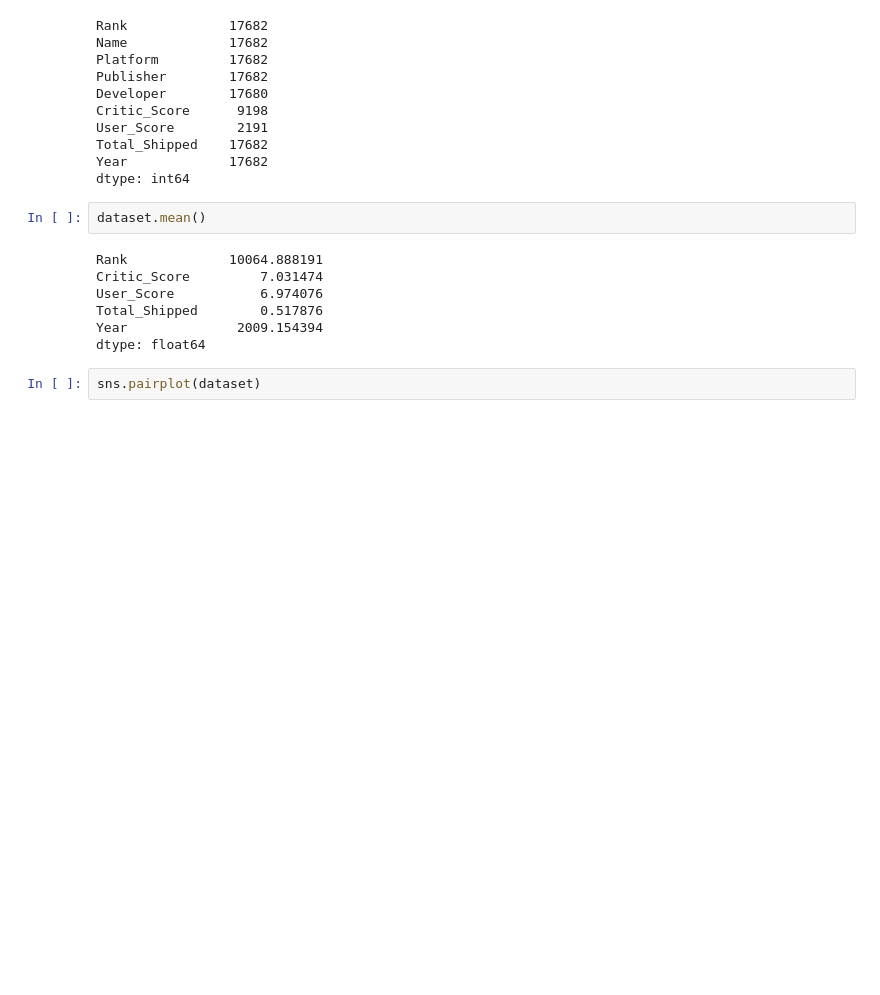
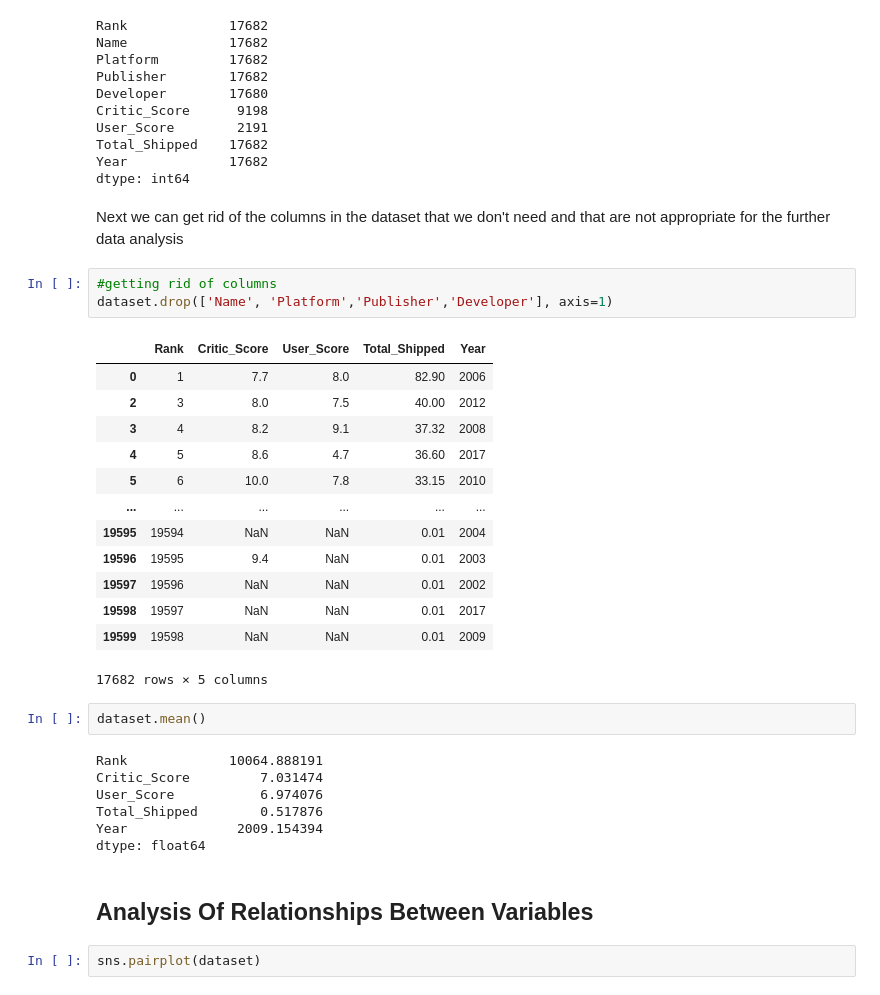
Before and after one commit to MegTully/Programming-For-DA-Project, a Jupyter notebook: Video game data.ipynb, the cells around one changed output. Cells and saved outputs as stored; diff of their text form; blank space fills up the shorter version.

```diff
--- a/Video game data.ipynb
+++ b/Video game data.ipynb
@@ -87,6 +87,25 @@ User_Score        2191
 Total_Shipped    17682
 Year             17682
 dtype: int64
+# %% [markdown]
+Next we can get rid of the columns in the dataset that we don't need and that are not appropriate for the further data analysis
+# %%
+#getting rid of columns
+dataset.drop(['Name', 'Platform','Publisher','Developer'], axis=1)
+# %% [output]
+|  | Rank | Critic_Score | User_Score | Total_Shipped | Year |
+| 0 | 1 | 7.7 | 8.0 | 82.90 | 2006 |
+| 2 | 3 | 8.0 | 7.5 | 40.00 | 2012 |
+| 3 | 4 | 8.2 | 9.1 | 37.32 | 2008 |
+| 4 | 5 | 8.6 | 4.7 | 36.60 | 2017 |
+| 5 | 6 | 10.0 | 7.8 | 33.15 | 2010 |
+| ... | ... | ... | ... | ... | ... |
+| 19595 | 19594 | NaN | NaN | 0.01 | 2004 |
+| 19596 | 19595 | 9.4 | NaN | 0.01 | 2003 |
+| 19597 | 19596 | NaN | NaN | 0.01 | 2002 |
+| 19598 | 19597 | NaN | NaN | 0.01 | 2017 |
+| 19599 | 19598 | NaN | NaN | 0.01 | 2009 |
+17682 rows × 5 columns
 # %%
 dataset.mean()
 # %% [output]
@@ -96,6 +115,8 @@ User_Score           6.974076
 Total_Shipped        0.517876
 Year              2009.154394
 dtype: float64
+# %% [markdown]
+## Analysis Of Relationships Between Variables
 # %%
 sns.pairplot(dataset)
 # %% [output]
```
Also changed, not shown: parts of 5 cells of this notebook.
